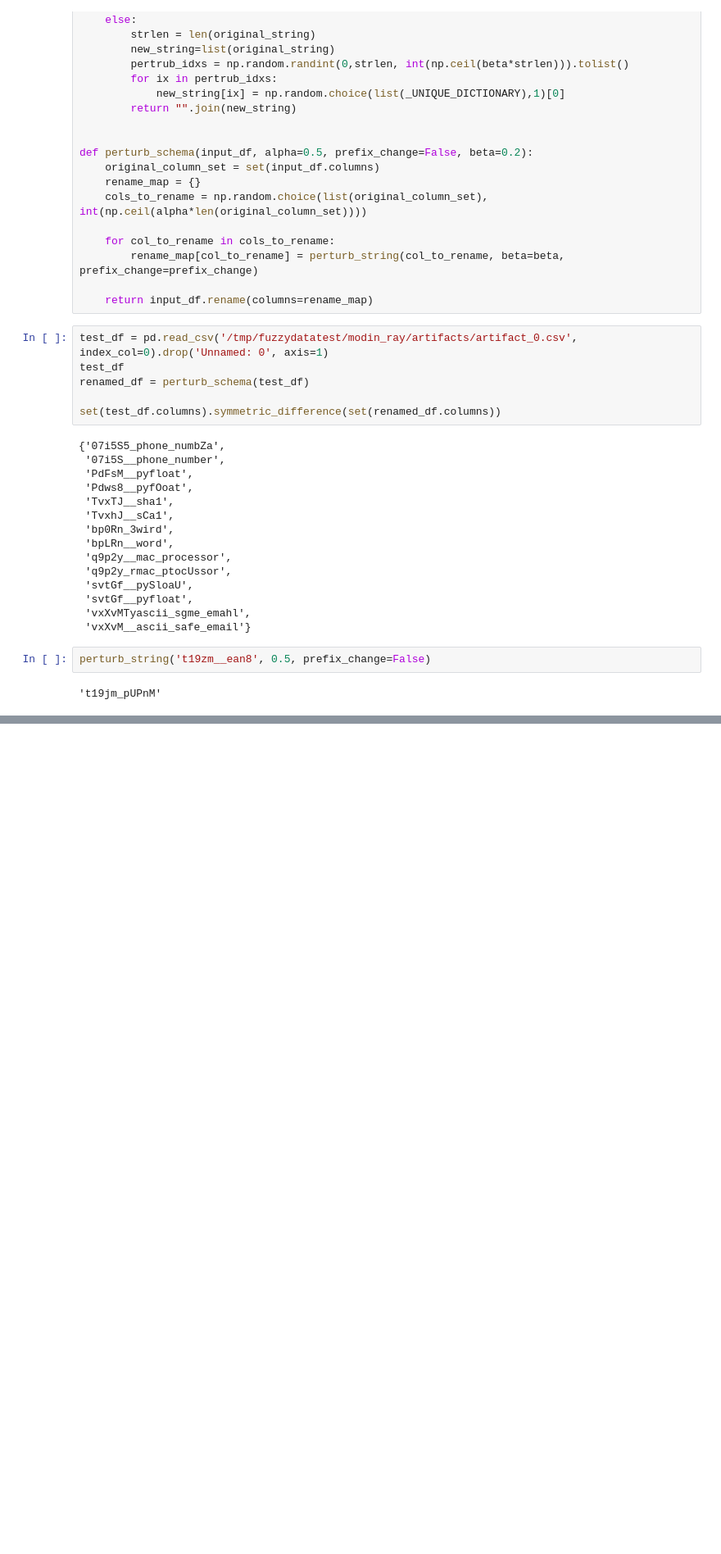
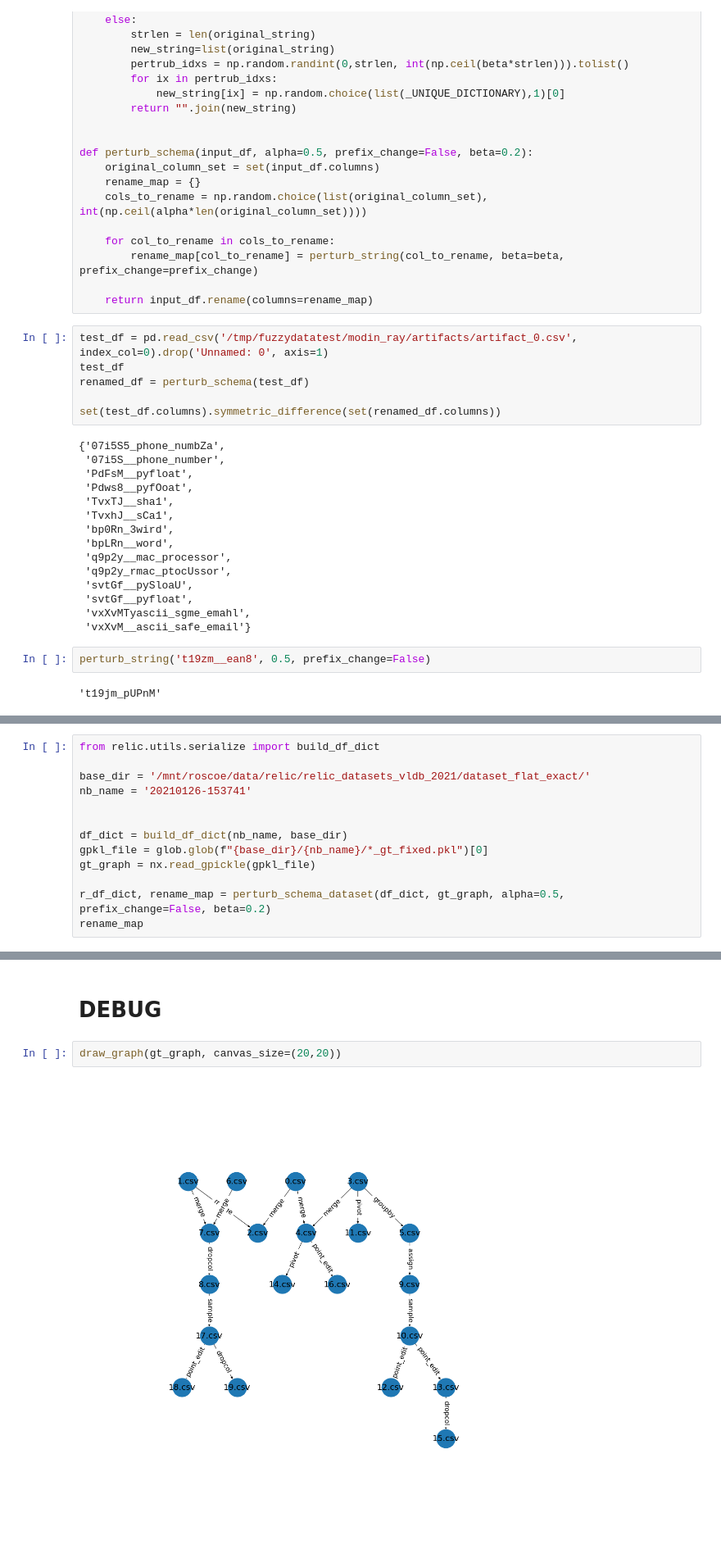
Before and after one commit to suhailrehman/relic, a Jupyter notebook: notebooks/Schema Perturbation.ipynb, the cells around one changed output, grey strips where cells are left out. Shown at 82% size. Cells and saved outputs as stored; diff of their text form; blank space fills up the shorter version.

Commit message:
Code state prior to VLDB'22 submission

```diff
--- a/notebooks/Schema Perturbation.ipynb
+++ b/notebooks/Schema Perturbation.ipynb
@@ -60,0 +162,13 @@ perturb_string('t19zm__ean8', 0.5, prefix_change=False)
+# %%
+from relic.utils.serialize import build_df_dict
+
+base_dir = '/mnt/roscoe/data/relic/relic_datasets_vldb_2021/dataset_flat_exact/'
+nb_name = '20210126-153741'
+
+
+df_dict = build_df_dict(nb_name, base_dir)
+gpkl_file = glob.glob(f"{base_dir}/{nb_name}/*_gt_fixed.pkl")[0]
+gt_graph = nx.read_gpickle(gpkl_file)
+
+r_df_dict, rename_map = perturb_schema_dataset(df_dict, gt_graph, alpha=0.5, prefix_change=False, beta=0.2)
+rename_map
@@ -60,0 +312,6 @@ perturb_string('t19zm__ean8', 0.5, prefix_change=False)
+# %% [markdown]
+# DEBUG
+# %%
+draw_graph(gt_graph, canvas_size=(20,20))
+# %% [output]
+[figure, added]
```
Also changed, not shown: parts of 14 cells of this notebook, 20 other files.
